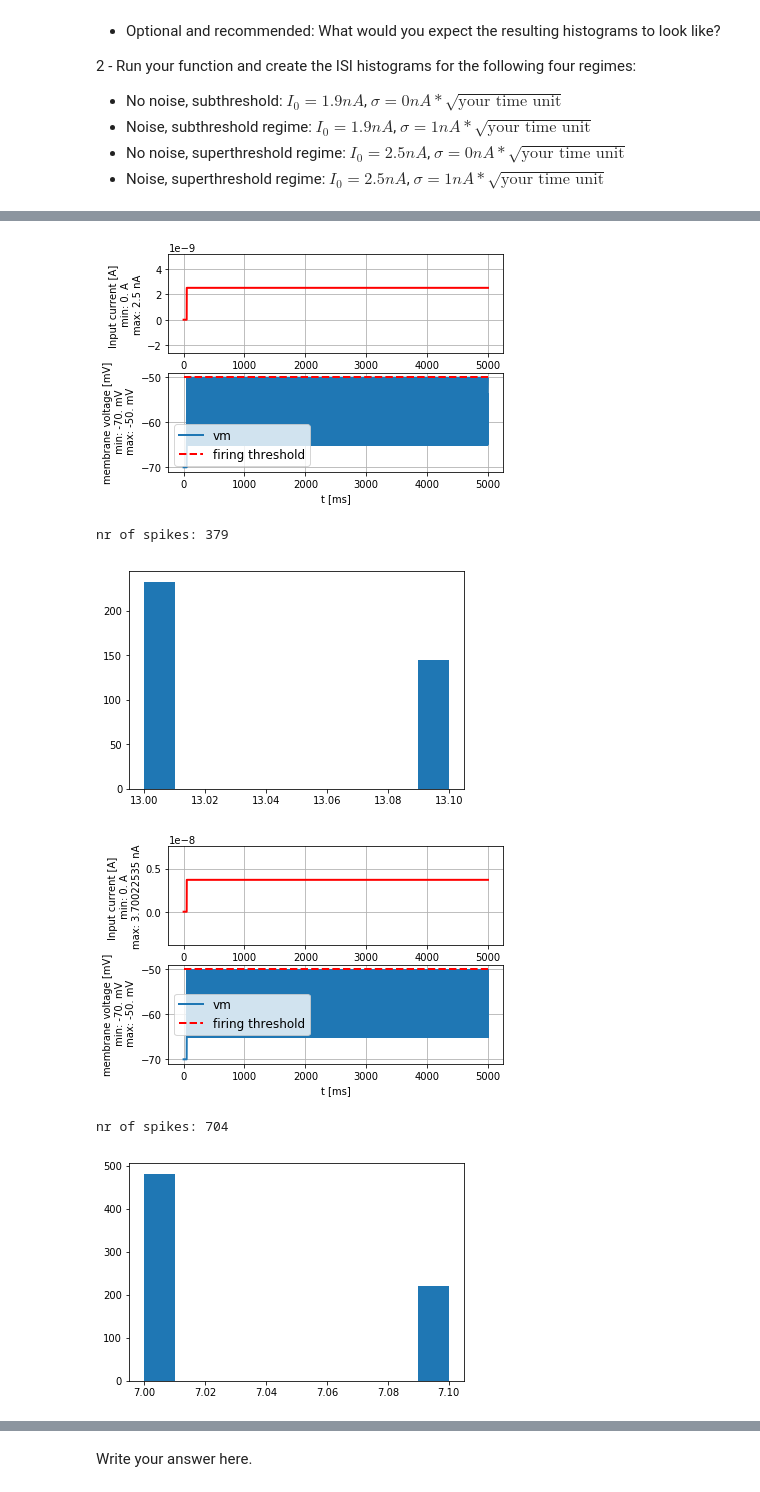
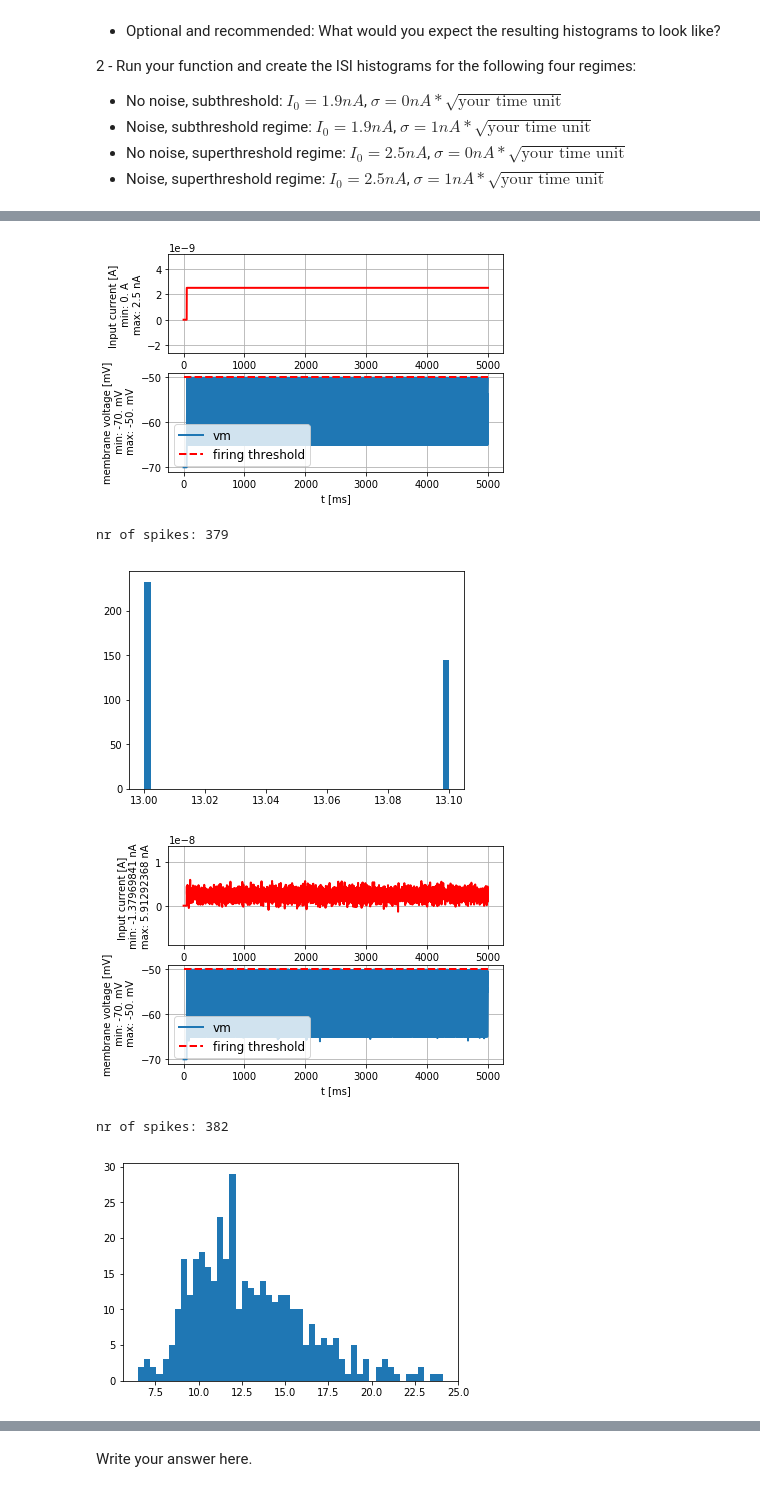
Before and after one commit to Shrecki/BioModNN, a Jupyter notebook: Ex2_Fabrice_Guibert_246696.ipynb, the cells around one changed output, grey strips where cells are left out. Saved outputs shown, nothing was run; the diff lists cells and outputs as text; code cells hidden in the pictures.

```diff
--- a/Ex2_Fabrice_Guibert_000.ipynb
+++ b/Ex2_Fabrice_Guibert_246696.ipynb
@@ -484,7 +496,7 @@ def get_noisy_step_current(t_start, t_end, unit_time, amplitude, sigma, append_z
         tmp_size += 1
     tmp = np.zeros((tmp_size, 1)) * b2.amp
 
-    tmp[t_start:t_end] = amplitude + sigma*np.random.randn()/np.sqrt(unit_time)
+    tmp[t_start:t_end] = amplitude + sigma*np.random.randn(t_end-t_start,1)/np.sqrt(unit_time)
     # Use np.random.randn(...) for generating random numbers
     # Pay attention the correct scaling (variance) of the noise with respect to unit_time (see formulas above)
 
@@ -558,11 +570,11 @@ def test_effect_of_noise(amplitude, sigma, nr_of_bins = 50):
     print("nr of spikes: {}".format(spike_monitor.count[0]))
 
     # Use the function spike_tools.get_spike_train_stats
-    spike_stats = spike_tools.get_spike_train_stats(spike_monitor, 0*b2.ms, 4000000*b2.ms)
+    spike_stats = spike_tools.get_spike_train_stats(spike_monitor, 50*b2.ms)
 
     # Make the ISI histogram
     if len(spike_stats._all_ISI) != 0:
-        plt.hist(spike_stats._all_ISI/b2.ms)
+        plt.hist(spike_stats._all_ISI/b2.ms, nr_of_bins)
         # choose an appropriate window size for the x-axis (ISI-axis)!
         plt.show()
 
@@ -596,7 +608,7 @@ nr of spikes: 566
 [figure]
 nr of spikes: 379
-[figure, old version]
+[figure, new version]
-[figure, old version]
+[figure, new version]
-nr of spikes: 704
+nr of spikes: 382
-[figure, old version]
+[figure, new version]
 # %% [markdown]
```
Also changed, not shown: parts of 22 cells of this notebook.
